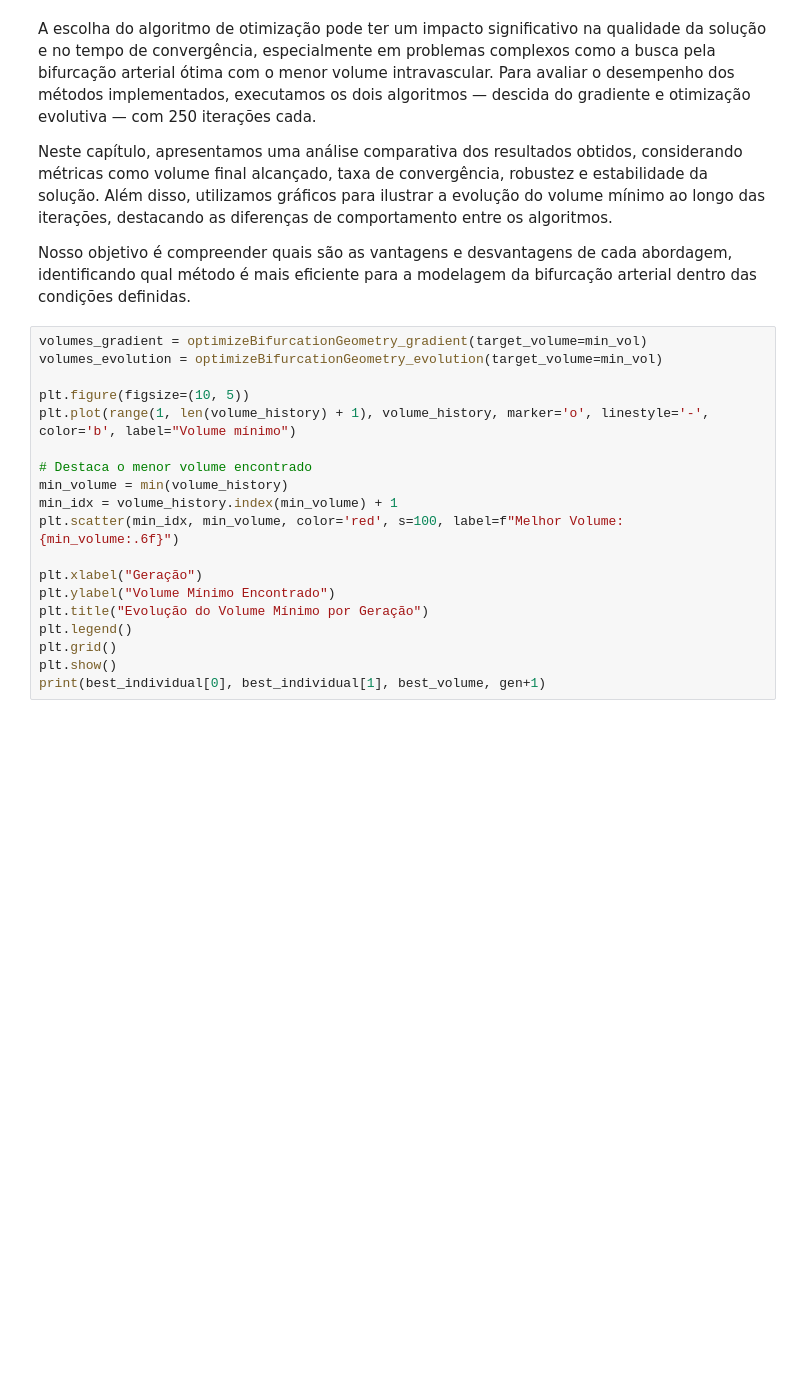
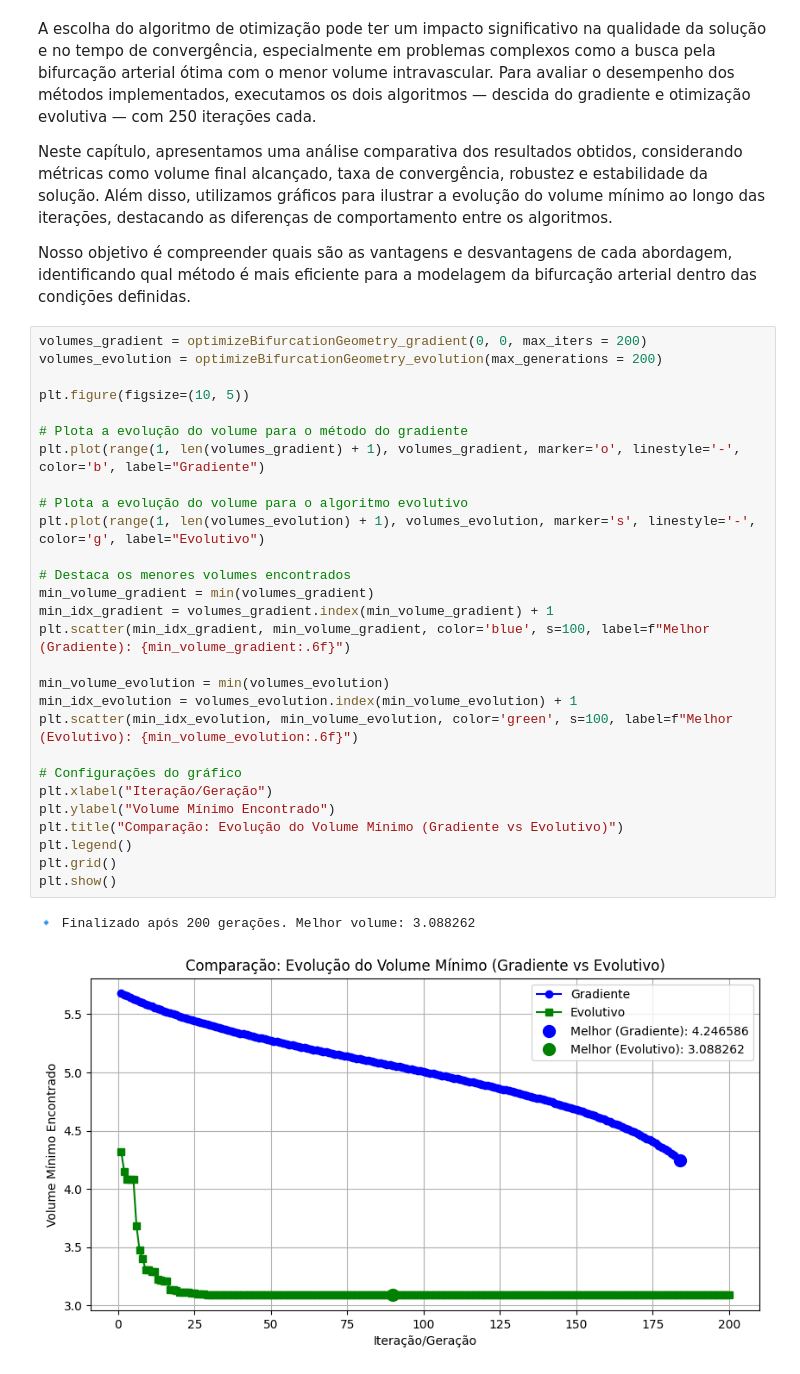
Before and after one commit to pedroasgDEV/CCO-Evolutionary-Optimization, a Jupyter notebook: trabalho_comp_evolutiva.ipynb, the cells around one changed output. Cells and saved outputs as stored; diff of their text form; blank space fills up the shorter version.

```diff
--- a/trabalho_comp_evolutiva.ipynb
+++ b/trabalho_comp_evolutiva.ipynb
@@ -626,21 +626,33 @@ Neste capítulo, apresentamos uma análise comparativa dos resultados obtidos, c
 
 Nosso objetivo é compreender quais são as vantagens e desvantagens de cada abordagem, identificando qual método é mais eficiente para a modelagem da bifurcação arterial dentro das condições definidas.
 # %%
-volumes_gradient = optimizeBifurcationGeometry_gradient(target_volume=min_vol)
-volumes_evolution = optimizeBifurcationGeometry_evolution(target_volume=min_vol)
+volumes_gradient = optimizeBifurcationGeometry_gradient(0, 0, max_iters = 200)
+volumes_evolution = optimizeBifurcationGeometry_evolution(max_generations = 200)
 
 plt.figure(figsize=(10, 5))
-plt.plot(range(1, len(volume_history) + 1), volume_history, marker='o', linestyle='-', color='b', label="Volume mínimo")
 
-# Destaca o menor volume encontrado
-min_volume = min(volume_history)
-min_idx = volume_history.index(min_volume) + 1
-plt.scatter(min_idx, min_volume, color='red', s=100, label=f"Melhor Volume: {min_volume:.6f}")
+# Plota a evolução do volume para o método do gradiente
+plt.plot(range(1, len(volumes_gradient) + 1), volumes_gradient, marker='o', linestyle='-', color='b', label="Gradiente")
 
-plt.xlabel("Geração")
+# Plota a evolução do volume para o algoritmo evolutivo
+plt.plot(range(1, len(volumes_evolution) + 1), volumes_evolution, marker='s', linestyle='-', color='g', label="Evolutivo")
+
+# Destaca os menores volumes encontrados
+min_volume_gradient = min(volumes_gradient)
+min_idx_gradient = volumes_gradient.index(min_volume_gradient) + 1
+plt.scatter(min_idx_gradient, min_volume_gradient, color='blue', s=100, label=f"Melhor (Gradiente): {min_volume_gradient:.6f}")
+
+min_volume_evolution = min(volumes_evolution)
+min_idx_evolution = volumes_evolution.index(min_volume_evolution) + 1
+plt.scatter(min_idx_evolution, min_volume_evolution, color='green', s=100, label=f"Melhor (Evolutivo): {min_volume_evolution:.6f}")
+
+# Configurações do gráfico
+plt.xlabel("Iteração/Geração")
 plt.ylabel("Volume Mínimo Encontrado")
-plt.title("Evolução do Volume Mínimo por Geração")
+plt.title("Comparação: Evolução do Volume Mínimo (Gradiente vs Evolutivo)")
 plt.legend()
 plt.grid()
 plt.show()
-print(best_individual[0], best_individual[1], best_volume, gen+1)
+# %% [output]
+🔹 Finalizado após 200 gerações. Melhor volume: 3.088262
+[figure, added]
```
Also changed, not shown: parts of 7 cells of this notebook.
